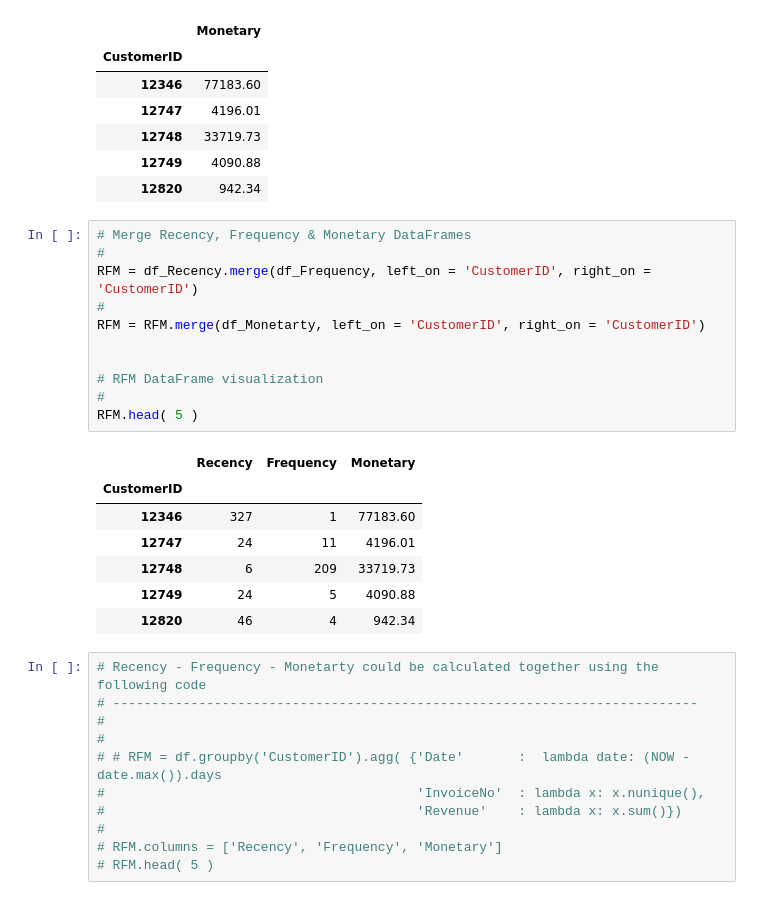
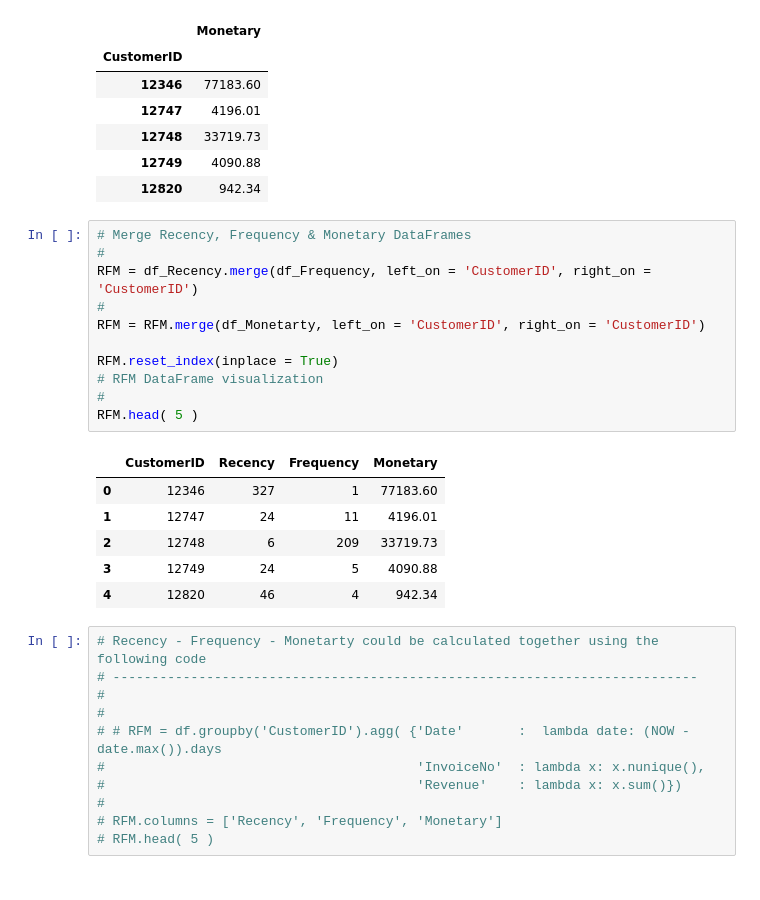
Before and after one commit to ioannislivieris/Customer-Segmentation-using-RFM-and-CLTV, a Jupyter notebook: Customer Segmentation - RFM - CLTV.ipynb, the cells around one changed output. Drawn from its saved outputs; the diff is of its cells as text.

```diff
--- a/Customer Segmentation - RFM - CLTV.ipynb
+++ b/Customer Segmentation - RFM - CLTV.ipynb
@@ -217,22 +218,21 @@ df_Monetarty.head( 5 )
 # %%
 # Merge Recency, Frequency & Monetary DataFrames
 #
 RFM = df_Recency.merge(df_Frequency, left_on = 'CustomerID', right_on = 'CustomerID')
 #
 RFM = RFM.merge(df_Monetarty, left_on = 'CustomerID', right_on = 'CustomerID')
 
-
+RFM.reset_index(inplace = True)
 # RFM DataFrame visualization
 #
 RFM.head( 5 )
 # %% [output]
-|  | Recency | Frequency | Monetary |
-| CustomerID |  |  |  |
-| 12346 | 327 | 1 | 77183.60 |
-| 12747 | 24 | 11 | 4196.01 |
-| 12748 | 6 | 209 | 33719.73 |
-| 12749 | 24 | 5 | 4090.88 |
-| 12820 | 46 | 4 | 942.34 |
+|  | CustomerID | Recency | Frequency | Monetary |
+| 0 | 12346 | 327 | 1 | 77183.60 |
+| 1 | 12747 | 24 | 11 | 4196.01 |
+| 2 | 12748 | 6 | 209 | 33719.73 |
+| 3 | 12749 | 24 | 5 | 4090.88 |
+| 4 | 12820 | 46 | 4 | 942.34 |
 # %%
 # Recency - Frequency - Monetarty could be calculated together using the following code
 # ---------------------------------------------------------------------------
```
Also changed, not shown: parts of 39 cells of this notebook, 1 other file.
